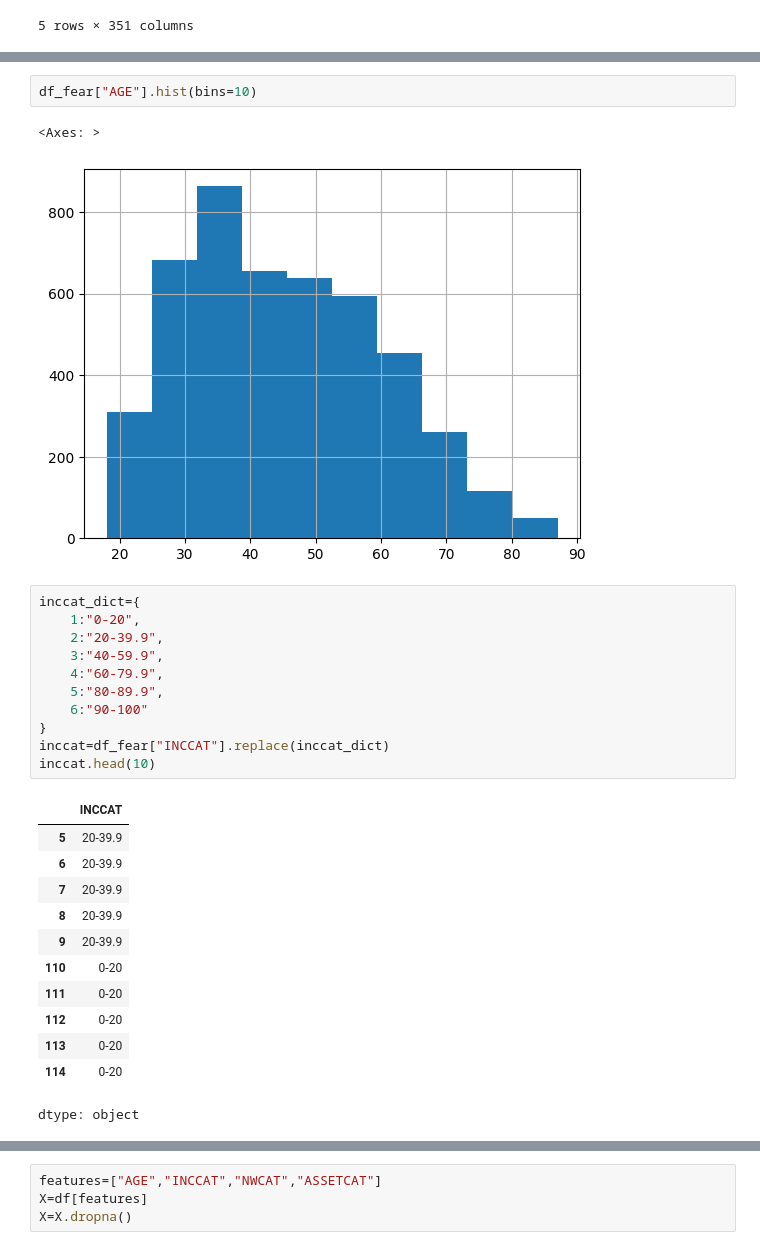
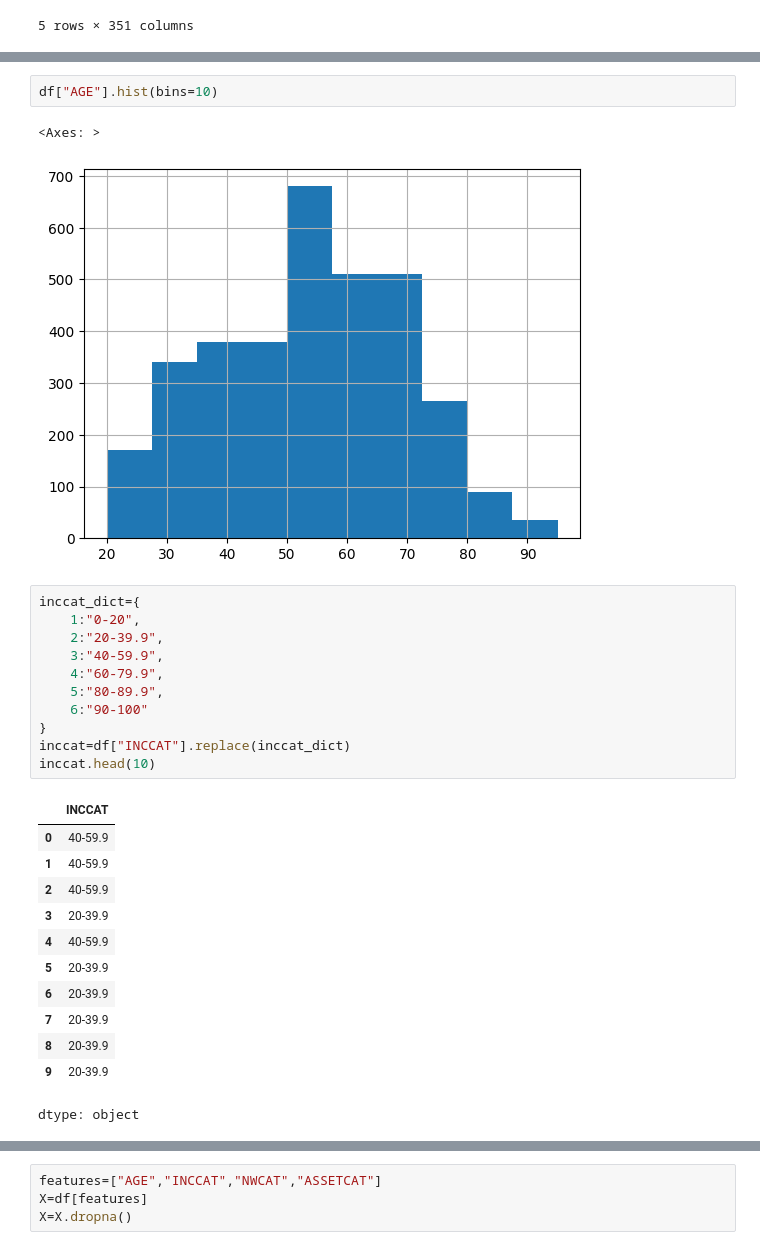
Before and after one commit to Anuska111/SCFP2019-, a Jupyter notebook: SCFP2019.ipynb, the cells around one changed output, grey strips where cells are left out. Saved outputs shown, nothing was run; the diff lists cells and outputs as text.

```diff
--- a/SCFP2019.ipynb
+++ b/SCFP2019.ipynb
@@ -71,8 +83,8 @@ age_cl_value_counts.plot(kind='bar')
 # %%
-df_fear["AGE"].hist(bins=10)
+df["AGE"].hist(bins=10)
 # %% [output]
 <Axes: >
-[figure, old version]
+[figure, new version]
 # %%
 inccat_dict={
     1:"0-20",
@@ -82,20 +94,20 @@ inccat_dict={
     5:"80-89.9",
     6:"90-100"
 }
-inccat=df_fear["INCCAT"].replace(inccat_dict)
+inccat=df["INCCAT"].replace(inccat_dict)
 inccat.head(10)
 # %% [output]
 |  | INCCAT |
+| 0 | 40-59.9 |
+| 1 | 40-59.9 |
+| 2 | 40-59.9 |
+| 3 | 20-39.9 |
+| 4 | 40-59.9 |
 | 5 | 20-39.9 |
 | 6 | 20-39.9 |
 | 7 | 20-39.9 |
 | 8 | 20-39.9 |
 | 9 | 20-39.9 |
-| 110 | 0-20 |
-| 111 | 0-20 |
-| 112 | 0-20 |
-| 113 | 0-20 |
-| 114 | 0-20 |
 dtype: object
 # %%
 inccat_val_counts=inccat.value_counts()
```
Also changed, not shown: parts of 13 cells of this notebook.
